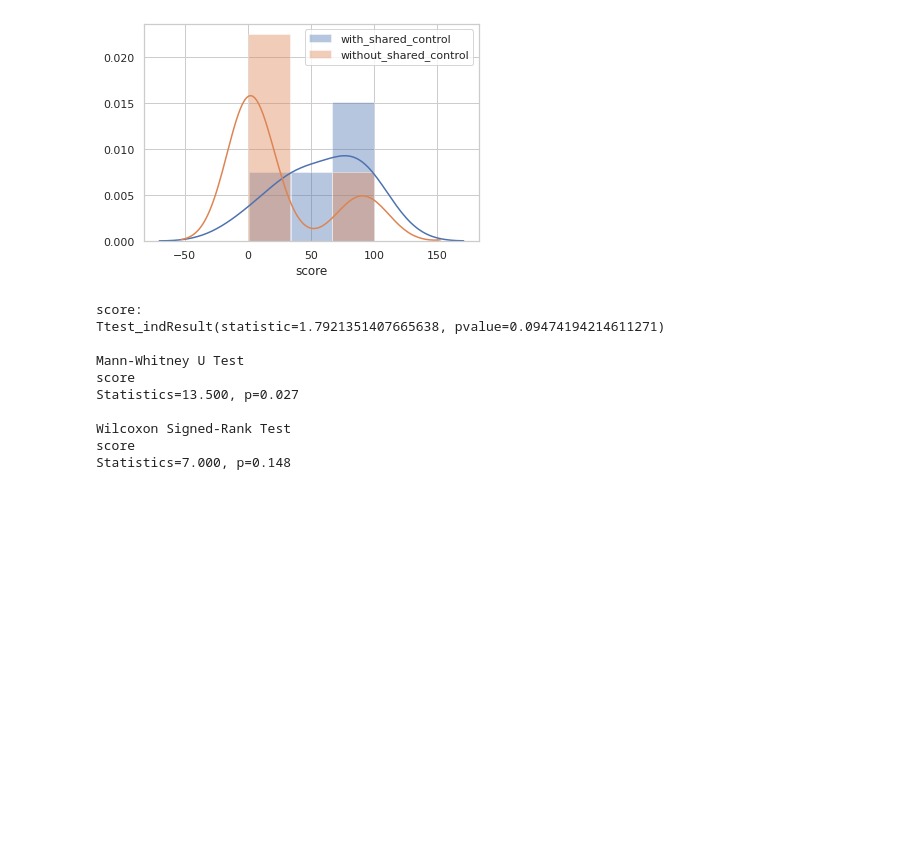
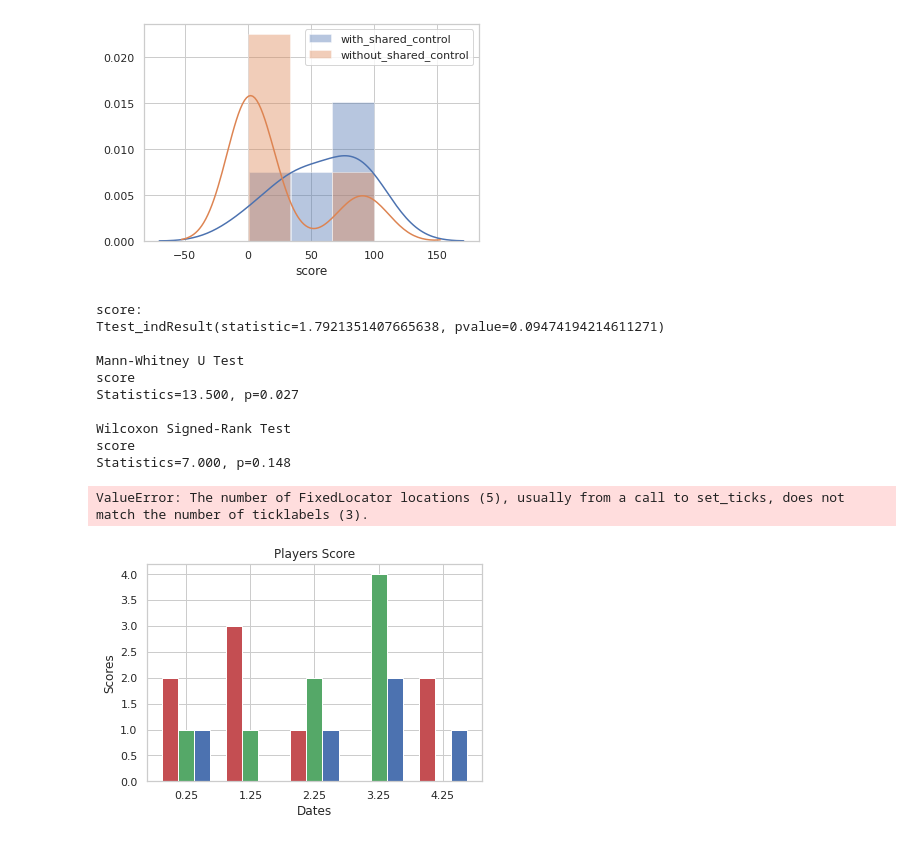
Before and after one commit to Frkncm/Dissertation_data_analysis, a Jupyter notebook: data_analysis.ipynb, the cells around one changed output. Saved outputs shown, nothing was run; the diff lists cells and outputs as text; code cells hidden in the pictures; blank space fills up the shorter version.

```diff
--- a/data_analysis.ipynb
+++ b/data_analysis.ipynb
@@ -595,3 +595,41 @@ Statistics=13.500, p=0.027
 Wilcoxon Signed-Rank Test
 score
 Statistics=7.000, p=0.148
+# %%
+
+2,3,1,0,2
+1,1,2,4,0
+1,0,1,2,1
+1,5,1,0,0
+0,0,2,5,1
+0,0,0,6,2
+0,1,0,6,1
+1,7,0,0,0
+2,5,1,0,0
+0,0,0,2,6
+
+
+
+N = 5
+ind = np.arange(N)
+width = 0.25
+
+xvals = [2,3,1,0,2]
+bar1 = plt.bar(ind, xvals, width, color = 'r')
+
+yvals = [1,1,2,4,0]
+bar2 = plt.bar(ind+width, yvals, width, color='g')
+
+zvals = [1,0,1,2,1]
+bar3 = plt.bar(ind+width*2, zvals, width, color = 'b')
+
+plt.xlabel("Dates")
+plt.ylabel('Scores')
+plt.title("Players Score")
+
+plt.xticks(ind+width,['2021Feb01', '2021Feb02', '2021Feb03'])
+plt.legend( (bar1, bar2, bar3), ('Player1', 'Player2', 'Player3') )
+plt.show()
+# %% [output]
+ValueError: The number of FixedLocator locations (5), usually from a call to set_ticks, does not match the number of ticklabels (3).
+[figure, added]
```
Also changed, not shown: 3 other files.
